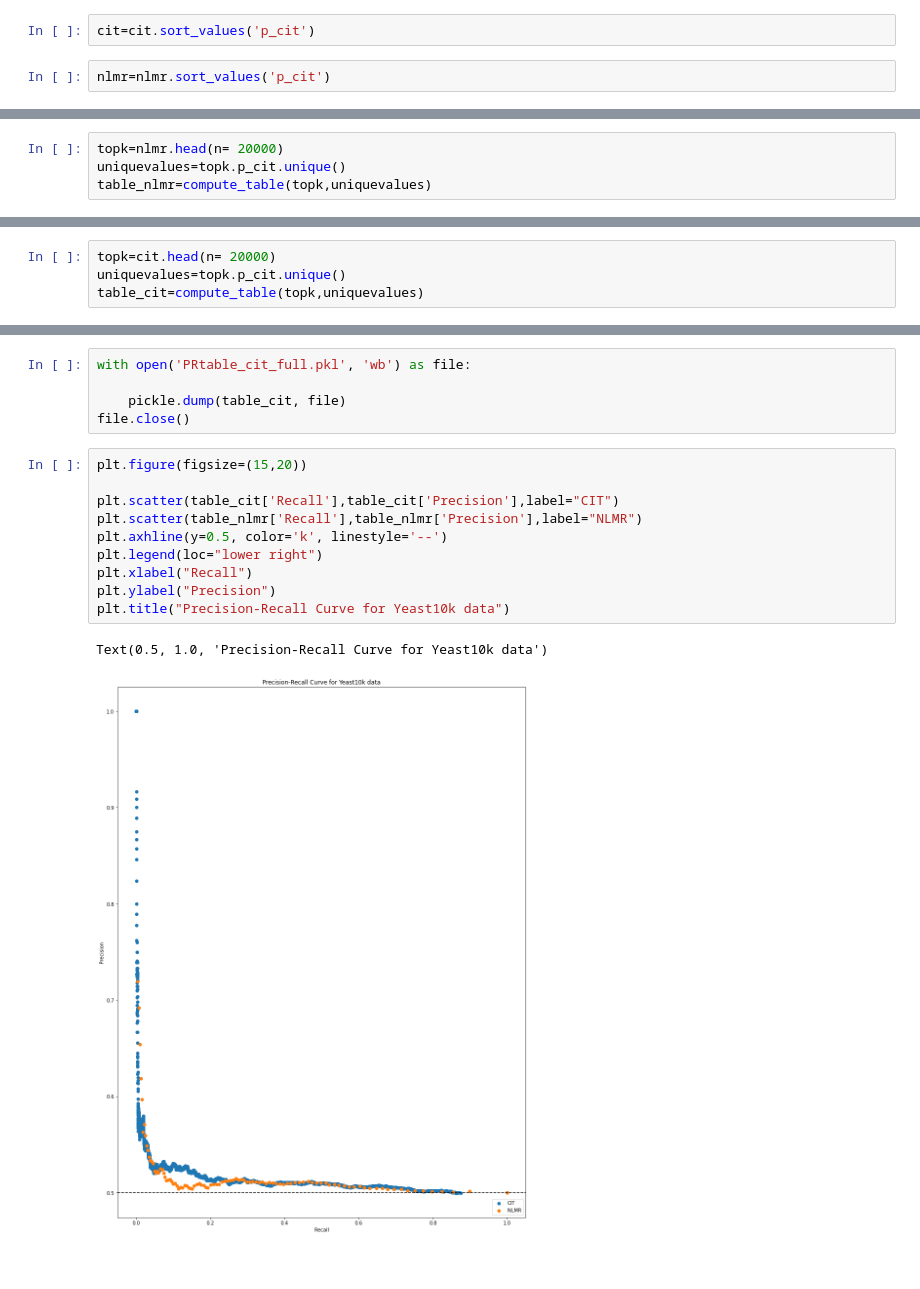
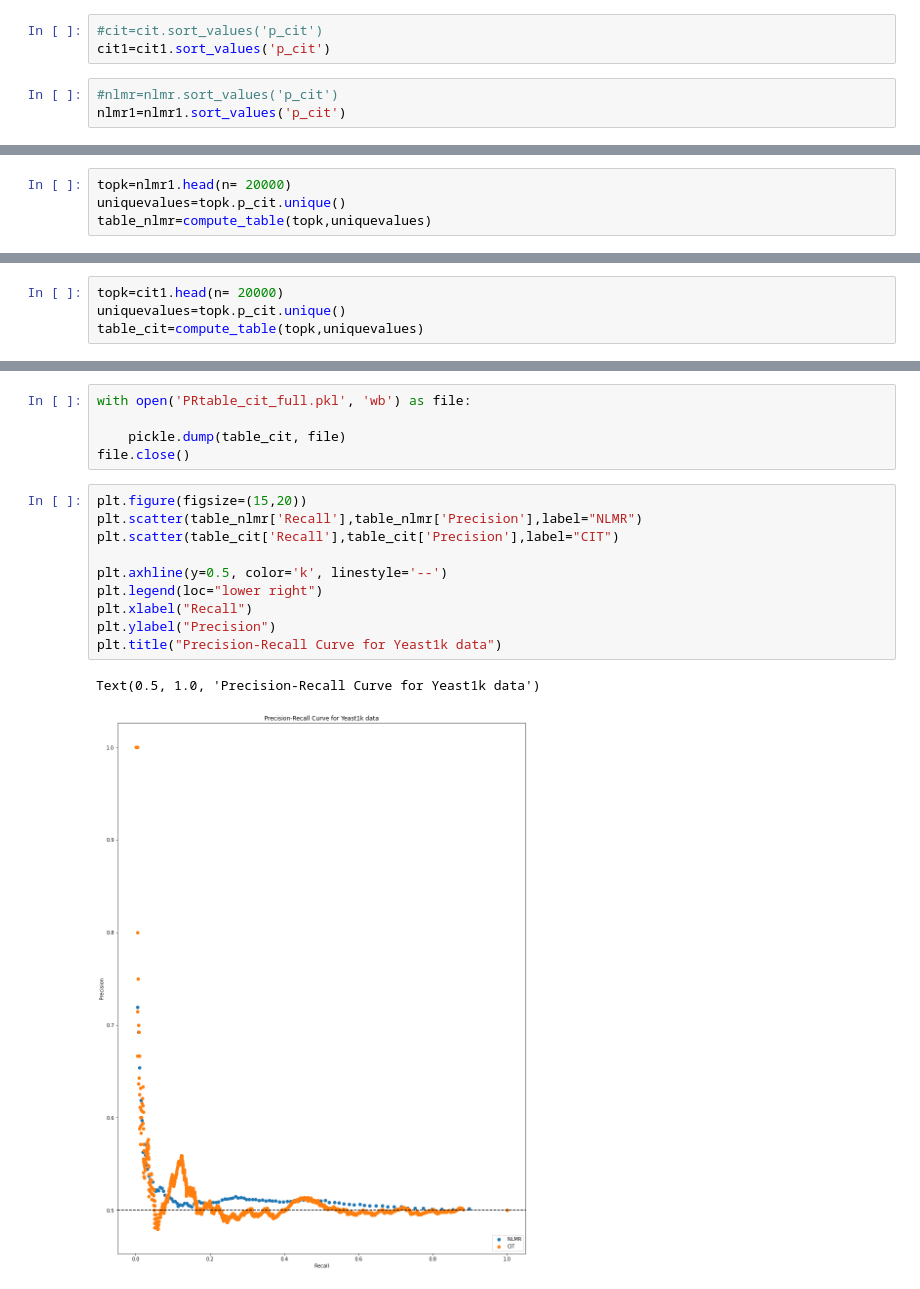
Before and after one commit to BIRDSgroup/NLCD, a Jupyter notebook: thirdApproach/PRcurvetopk.ipynb, the cells around one changed output, grey strips where cells are left out. Cells and saved outputs as stored; diff of their text form.

```diff
--- a/thirdApproach/PRcurvetopk.ipynb
+++ b/thirdApproach/PRcurvetopk.ipynb
@@ -16,7 +101,9 @@ nlmr=pd.read_csv("YeastbothresultsOurmethod10k.csv")
 # %%
-cit=cit.sort_values('p_cit')
+#cit=cit.sort_values('p_cit')
+cit1=cit1.sort_values('p_cit')
 # %%
-nlmr=nlmr.sort_values('p_cit')
+#nlmr=nlmr.sort_values('p_cit')
+nlmr1=nlmr1.sort_values('p_cit')
 # %%
 nlmr
 # %% [output]
@@ -133,4 +238,4 @@ aupr_nlmr=computefortopk_range(nlmr,[1])
 # %%
-topk=nlmr.head(n= 20000)
+topk=nlmr1.head(n= 20000)
 uniquevalues=topk.p_cit.unique()
 table_nlmr=compute_table(topk,uniquevalues)
@@ -147,6 +270,6 @@ plt.scatter(table_nlmr['Recall'],table_nlmr['Precision'])
 # %%
 aupr_cit=computefortopk_range(cit,top_k)
 # %%
-topk=cit.head(n= 20000)
+topk=cit1.head(n= 20000)
 uniquevalues=topk.p_cit.unique()
 table_cit=compute_table(topk,uniquevalues)
@@ -157,14 +298,14 @@ with open('PRtable_cit_full.pkl', 'wb') as file:
 file.close()
 # %%
 plt.figure(figsize=(15,20))
+plt.scatter(table_nlmr['Recall'],table_nlmr['Precision'],label="NLMR")
+plt.scatter(table_cit['Recall'],table_cit['Precision'],label="CIT")
 
-plt.scatter(table_cit['Recall'],table_cit['Precision'],label="CIT")
-plt.scatter(table_nlmr['Recall'],table_nlmr['Precision'],label="NLMR")
 plt.axhline(y=0.5, color='k', linestyle='--')
 plt.legend(loc="lower right")
 plt.xlabel("Recall")
 plt.ylabel("Precision")
-plt.title("Precision-Recall Curve for Yeast10k data")
+plt.title("Precision-Recall Curve for Yeast1k data")
 # %% [output]
-Text(0.5, 1.0, 'Precision-Recall Curve for Yeast10k data')
+Text(0.5, 1.0, 'Precision-Recall Curve for Yeast1k data')
-[figure, old version]
+[figure, new version]
```
Also changed, not shown: parts of 14 cells of this notebook, 8 other files.
